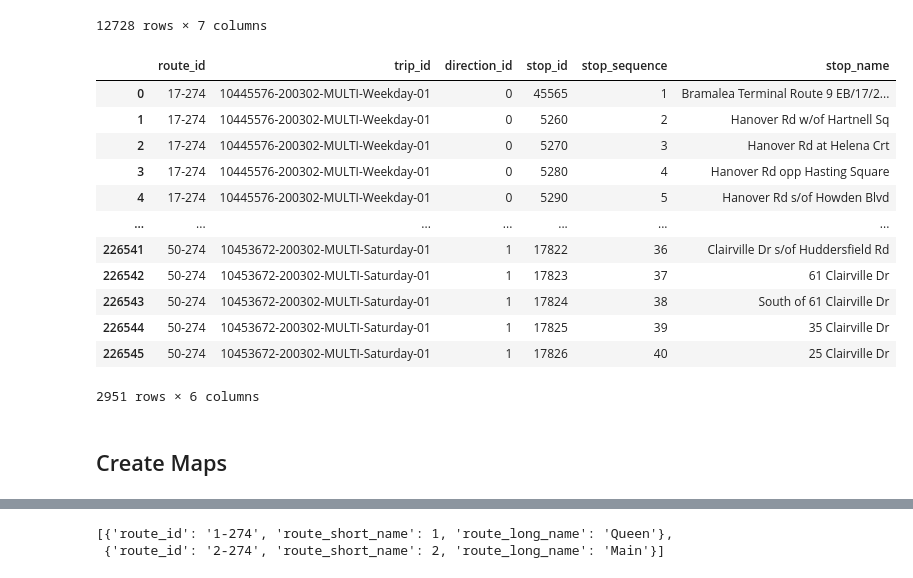
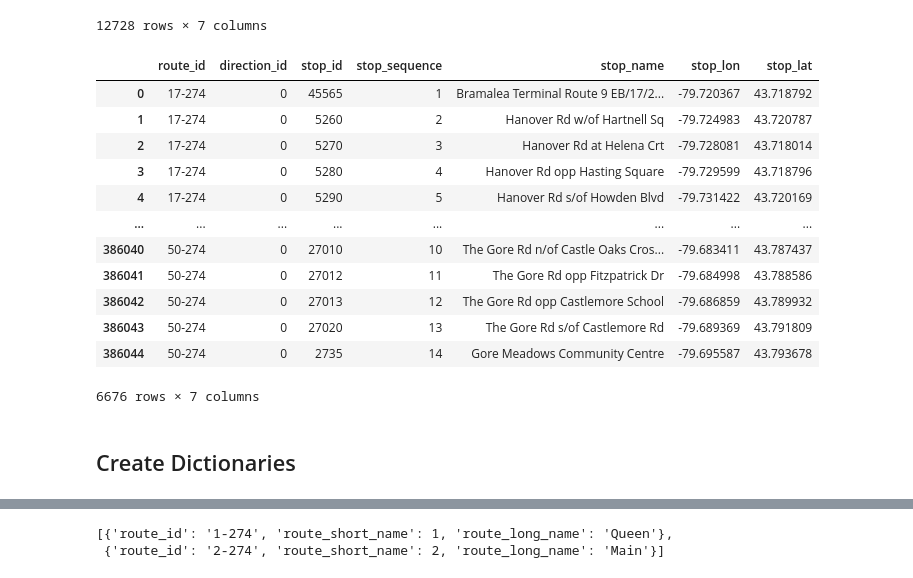
Before and after one commit to B33Boy/Traffic_Exploration, a Jupyter notebook: Bus Trip Planner.ipynb, the cells around one changed output, grey strips where cells are left out. Saved outputs shown, nothing was run; the diff lists cells and outputs as text; code cells hidden in the pictures.

```diff
--- a/Bus Trip Planner.ipynb
+++ b/Bus Trip Planner.ipynb
@@ -118,27 +116,36 @@ gt_trips
 | 12727 | 511-274 | 200302-MULTI-Holiday1-01 | 10528257-200302-MULTI-Holiday1-01 | 511 ZUM STEELES EASTBOUND | 0 | 712241 | 5110017 |
 12728 rows × 7 columns
 # %%
-stops_per_routes = pd.merge(gt_trips[['route_id', 'trip_id', 'direction_id']], gt_stop_times[['trip_id', 'stop_id', 'stop_sequence']], how='inner')
+# This will be the central dataframe
+routes_master = pd.merge(gt_trips[['route_id', 'trip_id', 'direction_id']], gt_stop_times[['trip_id', 'stop_id', 'stop_sequence']], how='inner')
 
-stops_per_routes = pd.merge(stops_per_routes, gt_stops[['stop_id', 'stop_name']], how='left')
-stops_per_routes.drop_duplicates(subset='stop_id',inplace=True)
-stops_per_routes
+routes_master = pd.merge(routes_master, gt_stops[['stop_id', 'stop_name', 'stop_lon', 'stop_lat']], how='left')
+
+routes_master.drop(columns=['trip_id'], inplace=True)
+routes_master.drop_duplicates(inplace=True)
+
+#routes_master.drop_duplicates(subset=['route_id', 'direction_id', 'stop_id', 'stop_sequence', 'stop_name'],inplace=True)
+#routes_master.drop(columns=['trip_id'], inplace=True)
+
+# Only use 1 direction
+# routes_master[routes_master['direction_id'] == 0]
+routes_master
 # %% [output]
-|  | route_id | trip_id | direction_id | stop_id | stop_sequence | stop_name |
-| 0 | 17-274 | 10445576-200302-MULTI-Weekday-01 | 0 | 45565 | 1 | Bramalea Terminal Route 9 EB/17/2... |
-| 1 | 17-274 | 10445576-200302-MULTI-Weekday-01 | 0 | 5260 | 2 | Hanover Rd w/of Hartnell Sq |
-| 2 | 17-274 | 10445576-200302-MULTI-Weekday-01 | 0 | 5270 | 3 | Hanover Rd at Helena Crt |
-| 3 | 17-274 | 10445576-200302-MULTI-Weekday-01 | 0 | 5280 | 4 | Hanover Rd opp Hasting Square |
-| 4 | 17-274 | 10445576-200302-MULTI-Weekday-01 | 0 | 5290 | 5 | Hanover Rd s/of Howden Blvd |
-| ... | ... | ... | ... | ... | ... | ... |
-| 226541 | 50-274 | 10453672-200302-MULTI-Saturday-01 | 1 | 17822 | 36 | Clairville Dr s/of Huddersfield Rd |
-| 226542 | 50-274 | 10453672-200302-MULTI-Saturday-01 | 1 | 17823 | 37 | 61 Clairville Dr |
-| 226543 | 50-274 | 10453672-200302-MULTI-Saturday-01 | 1 | 17824 | 38 | South of 61 Clairville Dr |
-| 226544 | 50-274 | 10453672-200302-MULTI-Saturday-01 | 1 | 17825 | 39 | 35 Clairville Dr |
-| 226545 | 50-274 | 10453672-200302-MULTI-Saturday-01 | 1 | 17826 | 40 | 25 Clairville Dr |
+|  | route_id | direction_id | stop_id | stop_sequence | stop_name | stop_lon | stop_lat |
+| 0 | 17-274 | 0 | 45565 | 1 | Bramalea Terminal Route 9 EB/17/2... | -79.720367 | 43.718792 |
+| 1 | 17-274 | 0 | 5260 | 2 | Hanover Rd w/of Hartnell Sq | -79.724983 | 43.720787 |
+| 2 | 17-274 | 0 | 5270 | 3 | Hanover Rd at Helena Crt | -79.728081 | 43.718014 |
+| 3 | 17-274 | 0 | 5280 | 4 | Hanover Rd opp Hasting Square | -79.729599 | 43.718796 |
+| 4 | 17-274 | 0 | 5290 | 5 | Hanover Rd s/of Howden Blvd | -79.731422 | 43.720169 |
+| ... | ... | ... | ... | ... | ... | ... | ... |
+| 386040 | 50-274 | 0 | 27010 | 10 | The Gore Rd n/of Castle Oaks Cros... | -79.683411 | 43.787437 |
+| 386041 | 50-274 | 0 | 27012 | 11 | The Gore Rd opp Fitzpatrick Dr | -79.684998 | 43.788586 |
+| 386042 | 50-274 | 0 | 27013 | 12 | The Gore Rd opp Castlemore School | -79.686859 | 43.789932 |
+| 386043 | 50-274 | 0 | 27020 | 13 | The Gore Rd s/of Castlemore Rd | -79.689369 | 43.791809 |
+| 386044 | 50-274 | 0 | 2735 | 14 | Gore Meadows Community Centre | -79.695587 | 43.793678 |
-2951 rows × 6 columns
+6676 rows × 7 columns
 # %% [markdown]
-## Create Maps
+## Create Dictionaries
 # %%
 stop_dict = gt_stops.to_dict(orient='records')
 stop_dict[:2]
```
Also changed, not shown: parts of 7 cells of this notebook.
